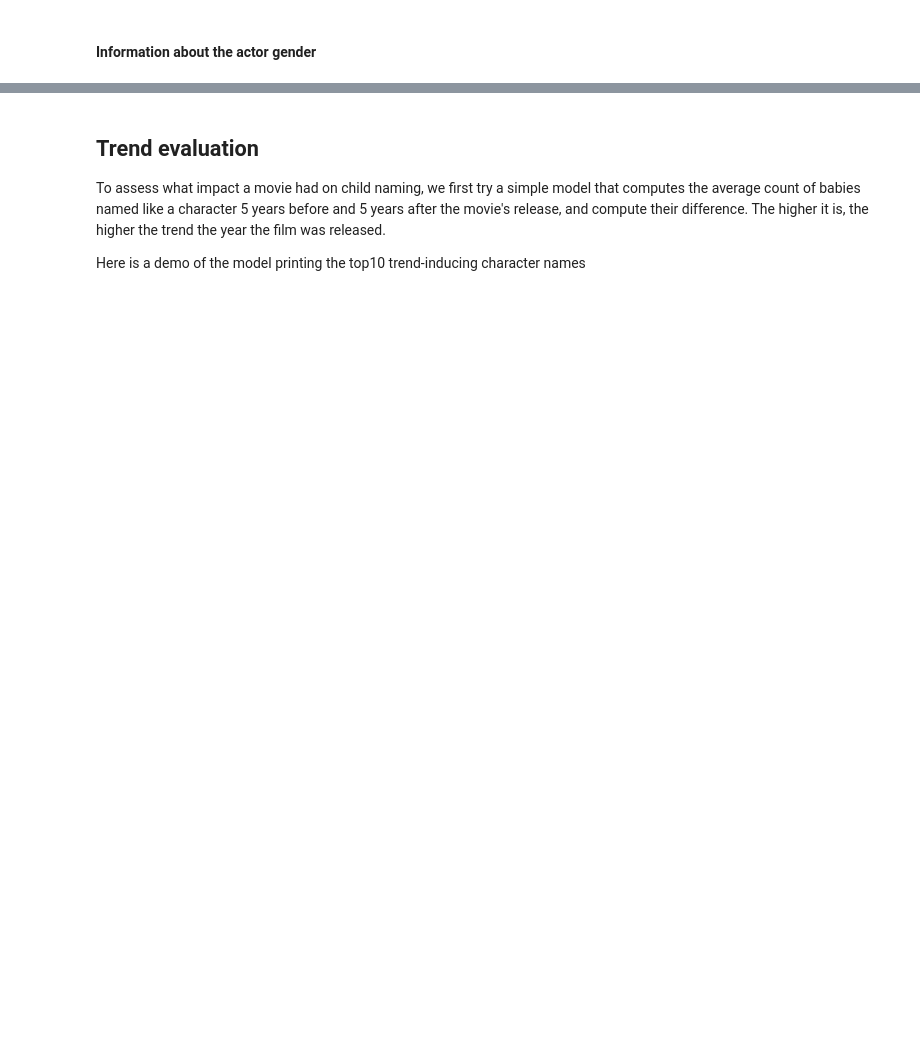
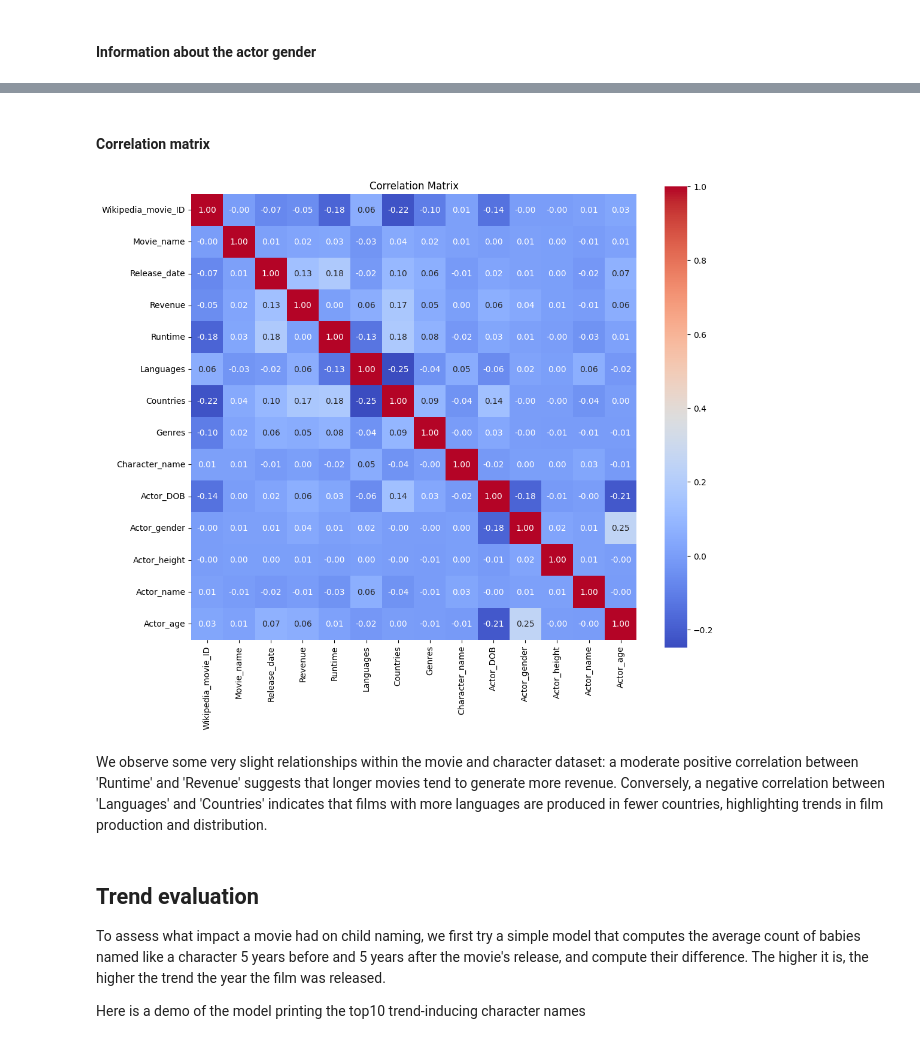
Before and after one commit to epfl-ada/ada-2024-project-dondata2025, a Jupyter notebook: results.ipynb, the cells around one changed output, grey strips where cells are left out. Saved outputs shown, nothing was run; the diff lists cells and outputs as text; code cells hidden in the pictures; blank space fills up the shorter version.

Commit message:
Adding Juldib correlation matrix !

```diff
--- a/results.ipynb
+++ b/results.ipynb
@@ -467,3 +424,39 @@ plt.show()
+# %% [markdown]
+#### Correlation matrix
+# %%
+def encode_categorical_features(df):
+    # Identify categorical features
+    categorical_features = df.select_dtypes(include=['object', 'category']).columns
+
+    # Initialize a LabelEncoder
+    le = LabelEncoder()
+
+    # Apply label encoding to each categorical feature
+    for feature in categorical_features:
+        df[feature] = le.fit_transform(df[feature].astype(str))
+
+    return df
+
+def plot_correlation_matrix(df):
+    # Encode categorical features
+    df_encoded = encode_categorical_features(df.copy())
+
+    # Calculate the correlation matrix, automatically excluding NaN values
+    corr_matrix = df_encoded.corr()
+
+    # Plot the heatmap
+    plt.figure(figsize=(12, 10))
+    sns.heatmap(corr_matrix, annot=True, fmt='.2f', cmap='coolwarm', cbar=True, square=True)
+    plt.title('Correlation Matrix')
+    plt.show()
+# %%
+from sklearn.preprocessing import LabelEncoder
+
+plot_correlation_matrix(mov_char_data)
+# %% [output]
+[figure, added]
+# %% [markdown]
+We observe some very slight relationships within the movie and character dataset: a moderate positive correlation between 'Runtime' and 'Revenue' suggests that longer movies tend to generate more revenue. Conversely, a negative correlation between 'Languages' and 'Countries' indicates that films with more languages are produced in fewer countries, highlighting trends in film production and distribution.
 # %% [markdown]
 ## Trend evaluation
 To assess what impact a movie had on child naming, we first try a simple model that computes the average count of babies named like a character 5 years before and 5 years after the movie's release, and compute their difference. The higher it is, the higher the trend the year the film was released.
```
Also changed, not shown: parts of 20 cells of this notebook, 2 other files.
